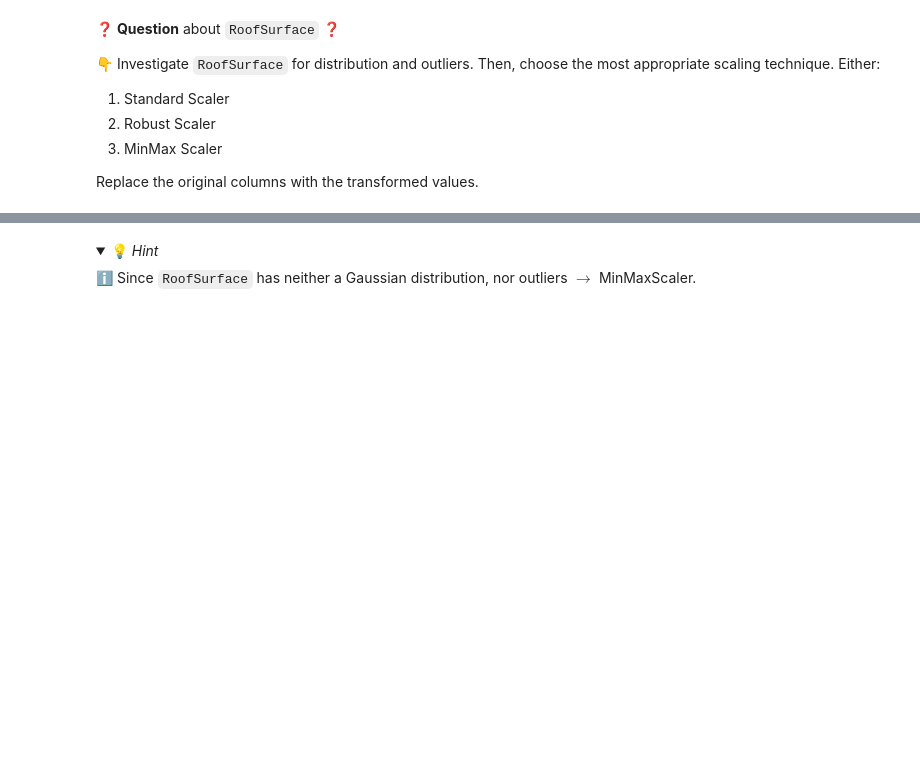
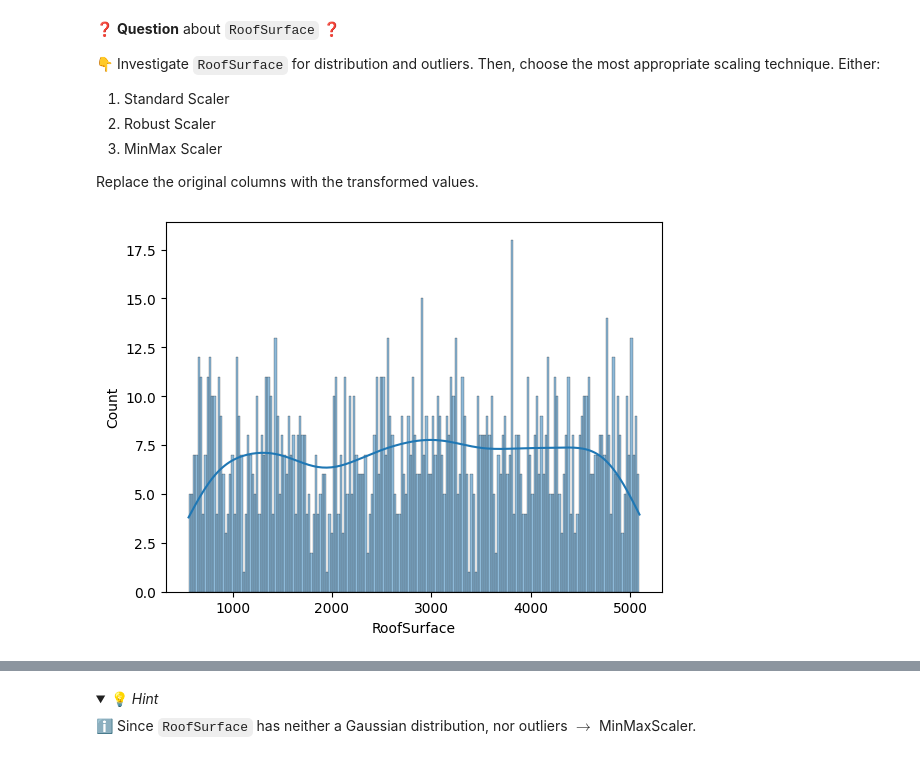
Before and after one commit to joud-alharbi/data-preprocessing-workflow, a Jupyter notebook: Preprocessing-Workflow.ipynb, the cells around one changed output, grey strips where cells are left out. Saved outputs shown, nothing was run; the diff lists cells and outputs as text; code cells hidden in the pictures; folded sections open; blank space fills up the shorter version.

```diff
--- a/Preprocessing-Workflow.ipynb
+++ b/Preprocessing-Workflow.ipynb
@@ -49,3 +69,5 @@ data.head()
 ❓ Remove the duplicates from the dataset. Overwite the dataframe `data`❓
 # %%
 # YOUR CODE HERE
+data = data.drop_duplicates()
+len(data)
@@ -89,0 +143,4 @@ Make changes effective in the dataframe `data`.
+# %%
+# YOUR CODE HERE
+data.GarageFinish = data.GarageFinish.replace(np.nan, "NoGarage") # Replace NaN by "No Garage"
+data.GarageFinish.value_counts() # Check count of each category
@@ -109,0 +171,14 @@ Make changes effective in the dataframe `data`.
+# %%
+# YOUR CODE HERE
+
+# Instantiate a SimpleImputer object with your strategy of choice
+imputer = SimpleImputer(strategy="median")
+
+# Call the "fit" method on the object
+imputer.fit(data[['RoofSurface']])
+
+# Call the "transform" method on the object
+data['RoofSurface'] = imputer.transform(data[['RoofSurface']])
+
+# The mean is stored in the transformer's memory
+imputer.statistics_
@@ -131,3 +208,5 @@ Make changes effective in the dataframe `data`.
 </details>
 # %%
 # YOUR CODE HERE
+data = data.drop(columns='ChimneyStyle')
+data.head()
@@ -178,3 +306,6 @@ Keep this score in mind! You will train a new model after data preprocessing in
 Replace the original columns with the transformed values.
 # %%
 # YOUR CODE HERE
+sns.histplot(data['RoofSurface'], bins=200,kde = True);
+# %% [output]
+[figure, added]
```
Also changed, not shown: parts of 35 cells of this notebook.
